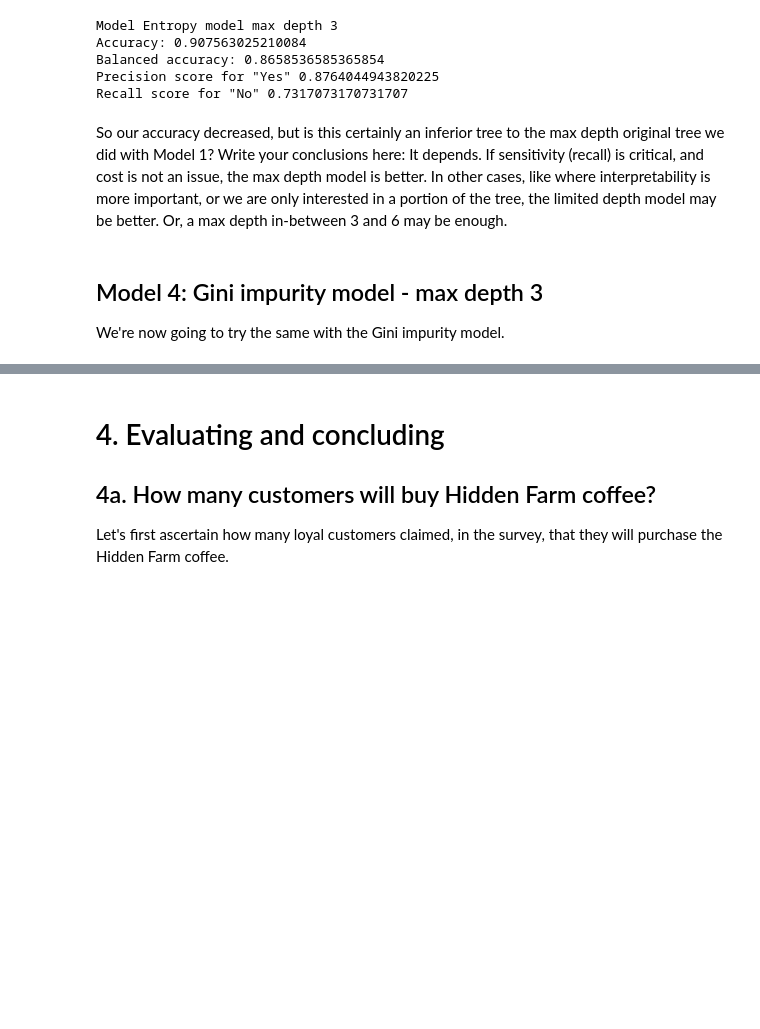
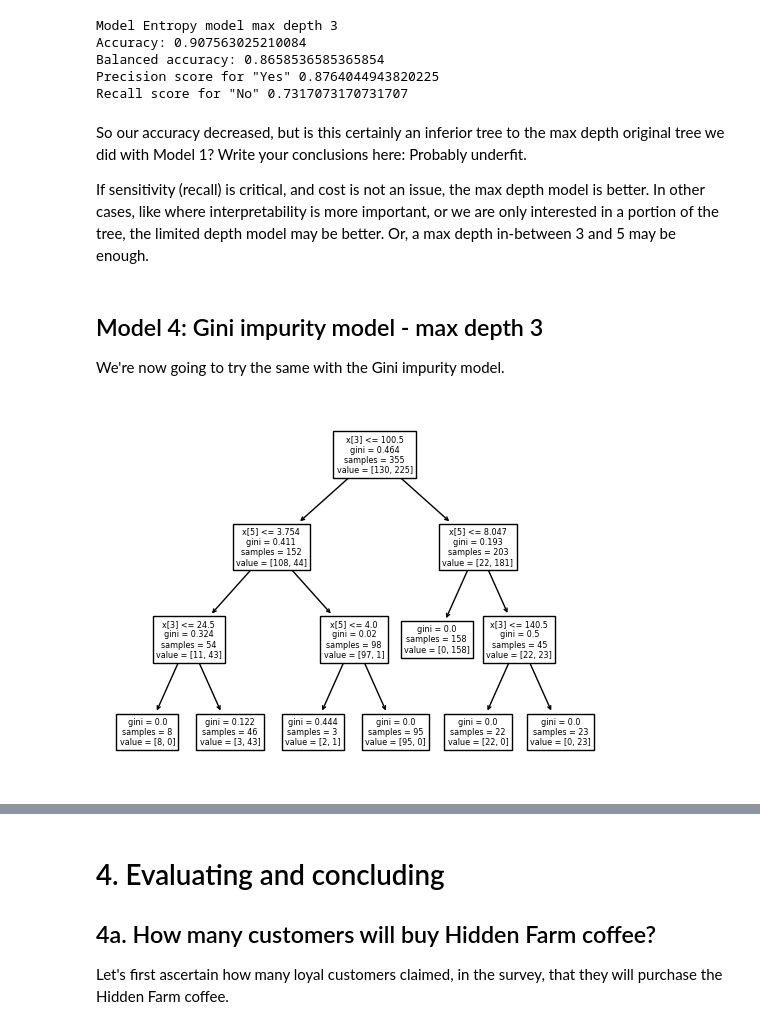
Before and after one commit to amoutafian/decision_tree_case_study, a Jupyter notebook: Springboard Decision Tree Specialty Coffee Case Study - Tier 3.ipynb, the cells around one changed output, grey strips where cells are left out. Cells and saved outputs as stored; diff of their text form; code cells hidden in the pictures; blank space fills up the shorter version.

```diff
--- a/Springboard Decision Tree Specialty Coffee Case Study - Tier 3.ipynb
+++ b/Springboard Decision Tree Specialty Coffee Case Study - Tier 3.ipynb
@@ -495,23 +501,27 @@ Balanced accuracy: 0.8658536585365854
 Precision score for "Yes" 0.8764044943820225
 Recall score for "No" 0.7317073170731707
 # %% [markdown]
-So our accuracy decreased, but is this certainly an inferior tree to the max depth original tree we did with Model 1? Write your conclusions here: It depends. If sensitivity (recall) is critical, and cost is not an issue, the max depth model is better. In other cases, like where interpretability is more important, or we are only interested in a portion of the tree, the limited depth model may be better. Or, a max depth in-between 3 and 6 may be enough.
+So our accuracy decreased, but is this certainly an inferior tree to the max depth original tree we did with Model 1? Write your conclusions here: Probably underfit.
+
+If sensitivity (recall) is critical, and cost is not an issue, the max depth model is better. In other cases, like where interpretability is more important, or we are only interested in a portion of the tree, the limited depth model may be better. Or, a max depth in-between 3 and 5 may be enough.
 # %% [markdown]
 ## Model 4: Gini impurity  model - max depth 3
 We're now going to try the same with the Gini impurity model.
 # %%
 # As before, make a variable, but call it gini_model2, and ensure the max_depth parameter is set to 3
-_ _ _ = _ _ _._ _ _(_ _ _ ='_ _ _ ', _ _ _ = 1234, _ _ _  = _ _ _ )
+gini_model2 = tree.DecisionTreeClassifier(criterion ='gini', random_state = 1234, max_depth = 3 )
 
 # Do the fit, predict, and series transformations as before.
-_ _ _
+gini_model2.fit(X_train, y_train)
+y_pred_g2 = gini_model2.predict(X_test)
+y_pred_g2 = pd.Series(y_pred_g2)
 # %%
-dot_data = StringIO()
-_ _ _
 
+tree.plot_tree(gini_model2);
 
 # Alternatively for class_names use gini_model2.classes_
-_ _ _
+# %% [output]
+[figure, added]
 # %%
 print("Gini impurity  model - max depth 3")
 print("Accuracy:", metrics.accuracy_score(y_test,y_pred))
```
Also changed, not shown: parts of 5 cells of this notebook.
